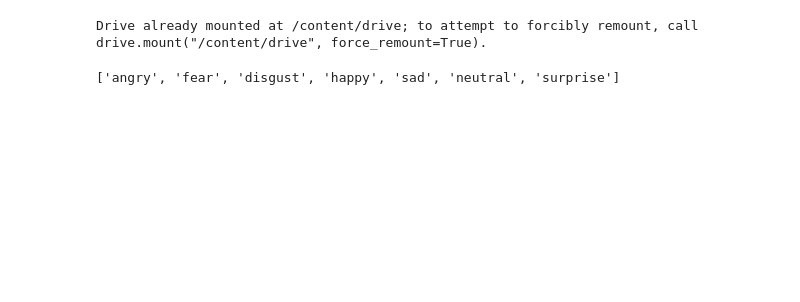
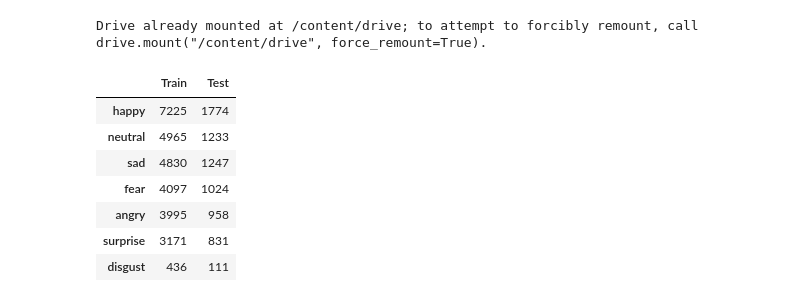
Before and after one commit to peiris830/emo-book-free-thinkers, a Jupyter notebook: EmoBook_Facial_Recognition.ipynb, the cells around one changed output. Saved outputs shown, nothing was run; the diff lists cells and outputs as text; code cells hidden in the pictures; blank space fills up the shorter version.

```diff
--- a/EmoBook_Facial_Recognition.ipynb
+++ b/EmoBook_Facial_Recognition.ipynb
@@ -5,12 +5,3 @@ from google.colab import drive
 drive.mount('/content/drive')
 # %% [output]
 Drive already mounted at /content/drive; to attempt to forcibly remount, call drive.mount("/content/drive", force_remount=True).
-# %%
-import os
-
-dataset_path = '/content/drive/MyDrive/emotion-data-set'
-
-train_emotions = os.listdir(dataset_path + '/train')
-print(train_emotions)
-# %% [output]
-['angry', 'fear', 'disgust', 'happy', 'sad', 'neutral', 'surprise']
@@ -16,0 +18,29 @@ print(train_emotions)
+# %%
+train_dir = '/content/drive/MyDrive/emotion-data-set/train/'
+test_dir = '/content/drive/MyDrive/emotion-data-set/test/'
+
+def Classes_Count( path, name):
+    Classes_Dict = {}
+
+    for Class in os.listdir(path):
+
+        Full_Path = path + Class
+        Classes_Dict[Class] = len(os.listdir(Full_Path))
+
+    df = pd.DataFrame(Classes_Dict, index=[name])
+
+    return df
+
+Train_Count = Classes_Count(train_dir, 'Train').transpose().sort_values(by="Train", ascending=False)
+Test_Count = Classes_Count(test_dir, 'Test').transpose().sort_values(by="Test", ascending=False)
+# %%
+pd.concat([Train_Count,Test_Count] , axis=1)
+# %% [output]
+|  | Train | Test |
+| happy | 7225 | 1774 |
+| neutral | 4965 | 1233 |
+| sad | 4830 | 1247 |
+| fear | 4097 | 1024 |
+| angry | 3995 | 958 |
+| surprise | 3171 | 831 |
+| disgust | 436 | 111 |
```
Also changed, not shown: parts of 6 cells of this notebook.
